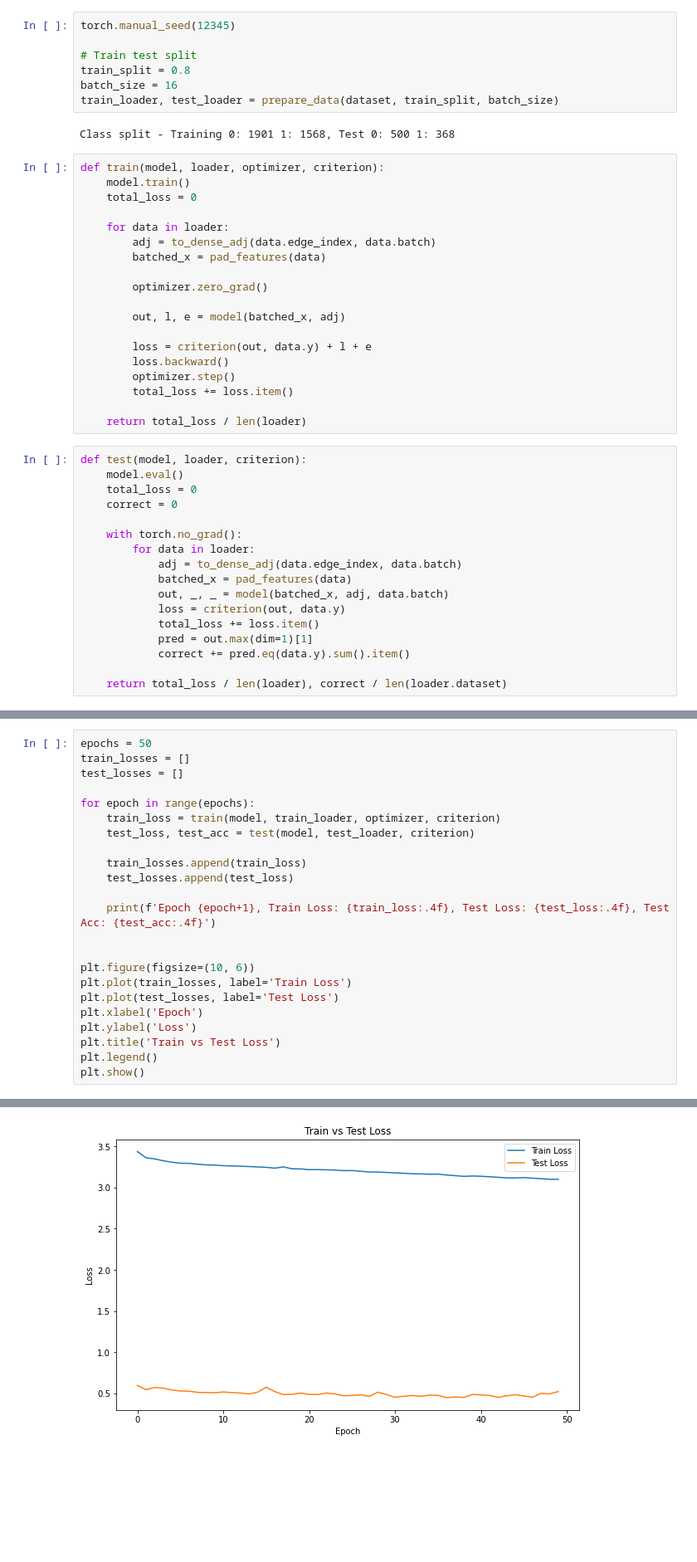
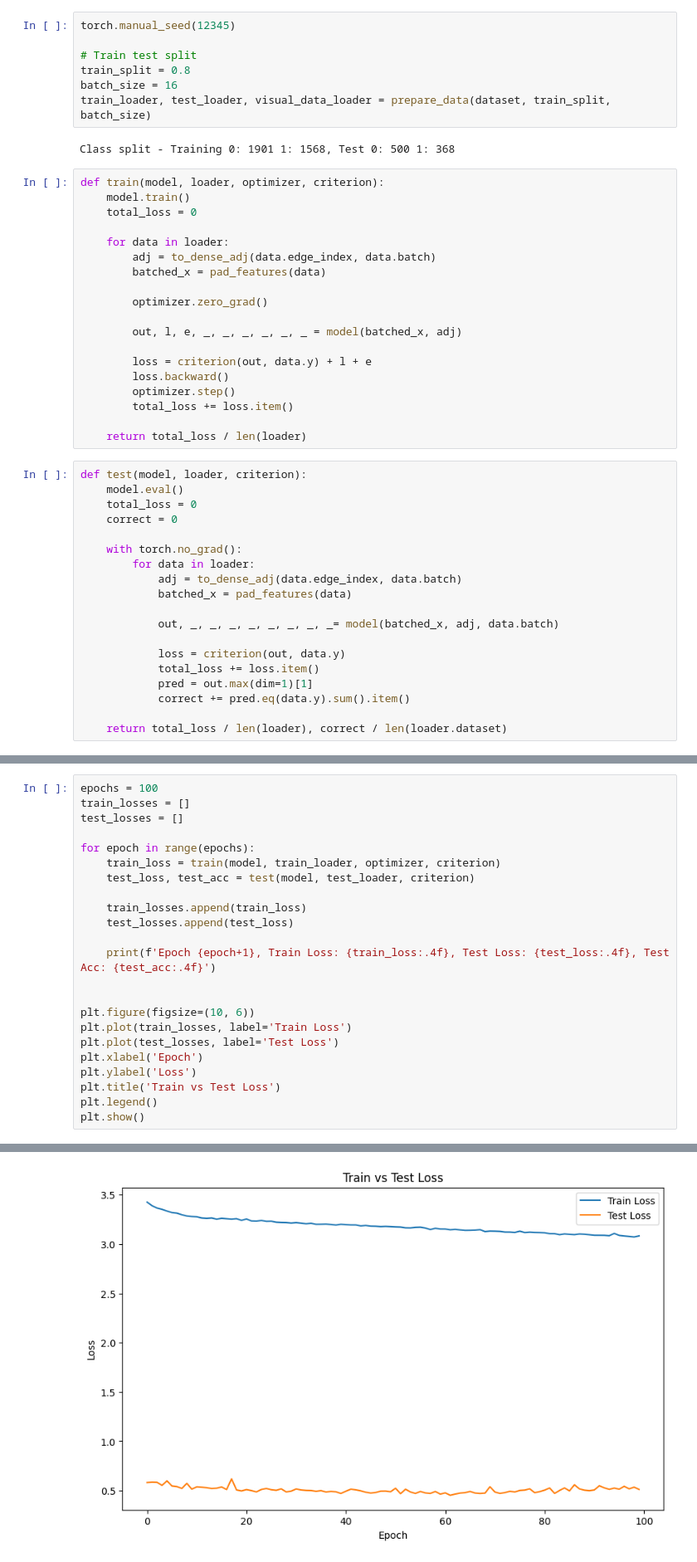
Before and after one commit to Stella-zjy/L65-GDL-project, a Jupyter notebook: GCN.ipynb, the cells around one changed output, grey strips where cells are left out. Shown: that part at 83% size. Drawn from its saved outputs; the diff is of its cells as text; blank space fills up the shorter version.

```diff
--- a/GCN.ipynb
+++ b/GCN.ipynb
@@ -66,7 +66,7 @@ torch.manual_seed(12345)
 # Train test split
 train_split = 0.8
 batch_size = 16
-train_loader, test_loader = prepare_data(dataset, train_split, batch_size)
+train_loader, test_loader, visual_data_loader = prepare_data(dataset, train_split, batch_size)
 # %% [output]
 Class split - Training 0: 1901 1: 1568, Test 0: 500 1: 368
 # %%
@@ -80,7 +80,7 @@ def train(model, loader, optimizer, criterion):
 
         optimizer.zero_grad()
 
-        out, l, e = model(batched_x, adj)
+        out, l, e, _, _, _, _, _, _ = model(batched_x, adj)
 
         loss = criterion(out, data.y) + l + e
         loss.backward()
@@ -98,7 +98,9 @@ def test(model, loader, criterion):
         for data in loader:
             adj = to_dense_adj(data.edge_index, data.batch)
             batched_x = pad_features(data)
-            out, _, _ = model(batched_x, adj, data.batch)
+
+            out, _, _, _, _, _, _, _, _= model(batched_x, adj, data.batch)
+
             loss = criterion(out, data.y)
             total_loss += loss.item()
             pred = out.max(dim=1)[1]
@@ -112,7 +116,7 @@ lr = 0.001
 optimizer = torch.optim.Adam(model.parameters(), lr=lr)
 criterion = torch.nn.CrossEntropyLoss()
 # %%
-epochs = 50
+epochs = 100
 train_losses = []
 test_losses = []
 
@@ -155 +159 @@ Epoch 50, Train Loss: 3.0989, Test Loss: 0.5227, Test Acc: 0.8007
-[figure, old version]
+[figure, new version]
```
Also changed, not shown: parts of 8 cells of this notebook, 3 other files.
